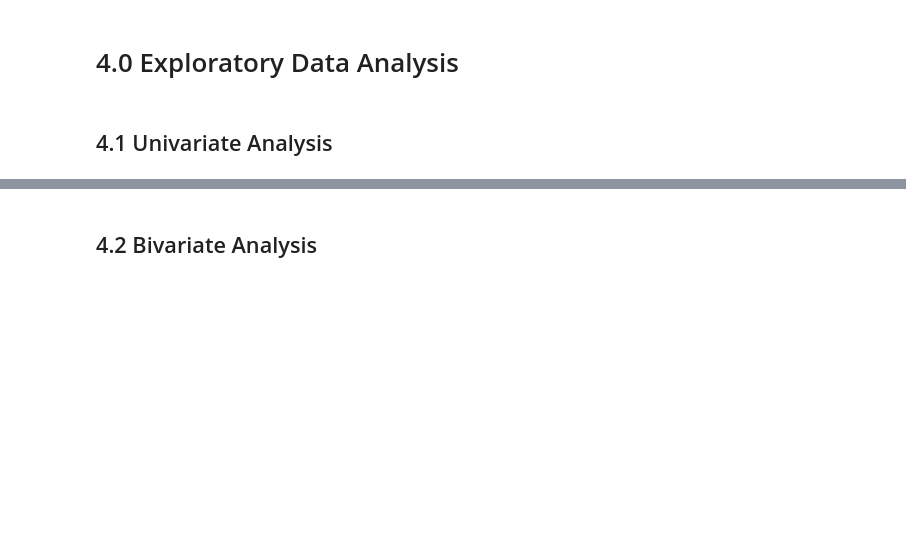
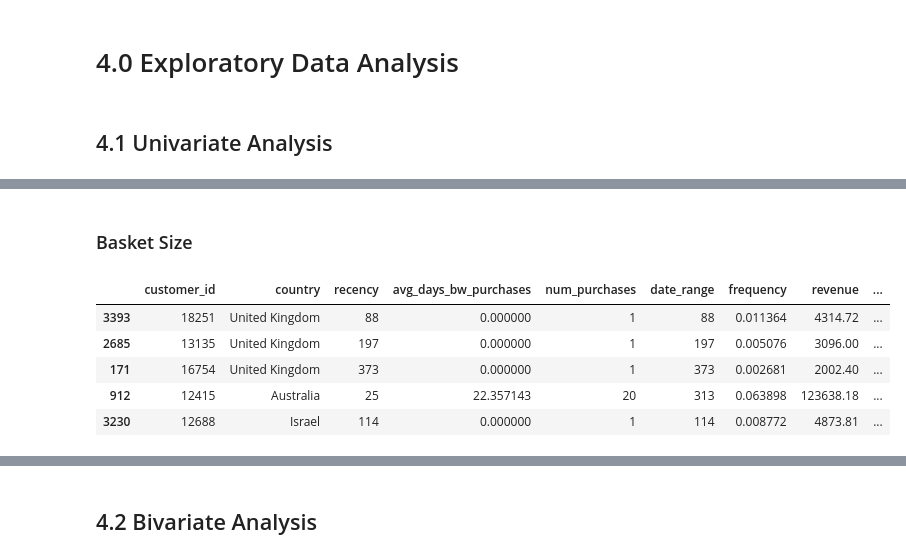
Before and after one commit to humberto-aguiar/Insiders-Fidelity-Clustering, a Jupyter notebook: notebooks/c5-feature-engineering.ipynb, the cells around one changed output, grey strips where cells are left out. Drawn from its saved outputs; the diff is of its cells as text; code cells hidden in the pictures; blank space fills up the shorter version.

```diff
--- a/notebooks/c5-feature-engineering.ipynb
+++ b/notebooks/c5-feature-engineering.ipynb
@@ -796,0 +832,11 @@ from pandas_profiling import report
+# %% [markdown]
+### Basket Size
+# %%
+df4.sort_values('avg_basket_size', ascending=False).head()
+# %% [output]
+|  | customer_id | country | recency | avg_days_bw_purchases | num_purchases | date_range | frequency | revenue | ... |
+| 3393 | 18251 | United Kingdom | 88 | 0.000000 | 1 | 88 | 0.011364 | 4314.72 | ... |
+| 2685 | 13135 | United Kingdom | 197 | 0.000000 | 1 | 197 | 0.005076 | 3096.00 | ... |
+| 171 | 16754 | United Kingdom | 373 | 0.000000 | 1 | 373 | 0.002681 | 2002.40 | ... |
+| 912 | 12415 | Australia | 25 | 22.357143 | 20 | 313 | 0.063898 | 123638.18 | ... |
+| 3230 | 12688 | Israel | 114 | 0.000000 | 1 | 114 | 0.008772 | 4873.81 | ... |
```
Also changed, not shown: parts of 26 cells of this notebook, 1 other file.
